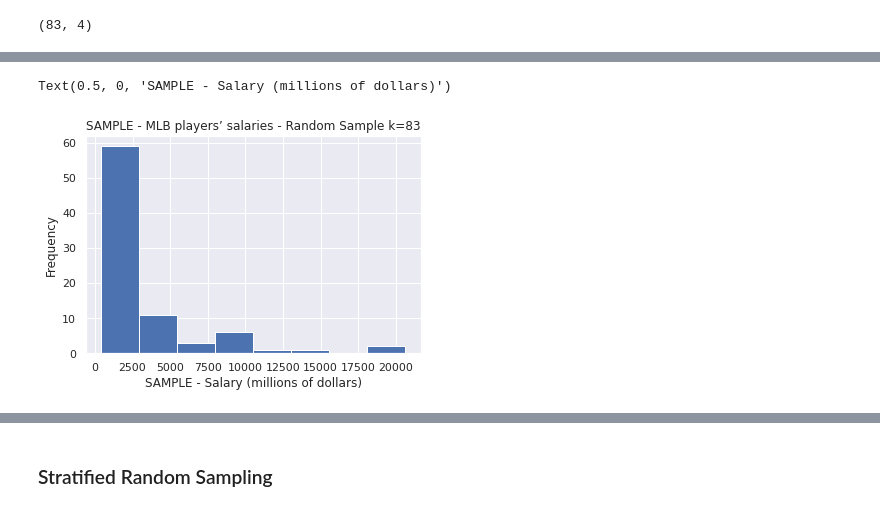
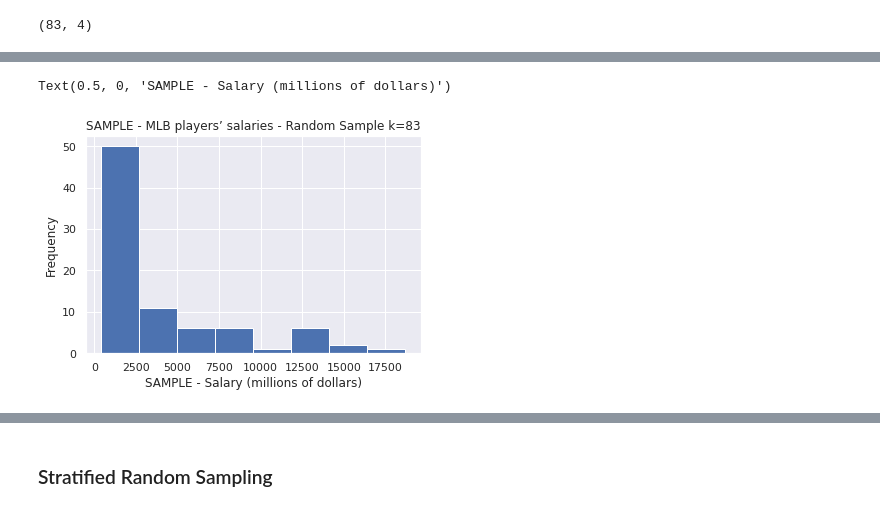
Before and after one commit to jesussantana/Sampling, a Jupyter notebook: notebooks/Sprint_6_Sampling.ipynb, the cells around one changed output, grey strips where cells are left out. Drawn from its saved outputs; the diff is of its cells as text; code cells hidden in the pictures.

```diff
--- a/notebooks/Sprint_6_Sampling.ipynb
+++ b/notebooks/Sprint_6_Sampling.ipynb
@@ -29,7 +49,7 @@ pd.set_option('display.max_columns', None)
 path = '../data/'
 file = 'raw/MLB.txt'
 
-df_raw= pd.read_csv(path+file, sep='\t', engine='python')
+df_raw= pd.read_table(path+file)
 
 df = df_raw.copy()
 
@@ -87,5 +113,5 @@ Index(['player', 'team', 'position', 'salary'], dtype='object')
 # %% [markdown]
 ### Simple Random Sample
 # %%
-df_Sample= df.sample(frac=0.1, replace=True, random_state=1)
+simple_random_sample= df.sample(frac=0.1, replace=True, random_state=6858).sort_values(by='salary', ascending=False)
 # %%
@@ -117,13 +167,13 @@ df_Sample[df_Sample['salary'] == df_Sample['salary'].min()].head()
 # %%
-k = int(np.ceil(1+np.log2(len(df_Sample))))  # Sturges Rule
+k = int(np.ceil(1+np.log2(len(simple_random_sample))))  # Sturges Rule
 
-plt.hist(df_Sample['salary'], bins= k)
-plt.title(f"SAMPLE - MLB players’ salaries - Random Sample k={len(df_Sample)}")
+plt.hist(simple_random_sample['salary'], bins= k)
+plt.title(f"SAMPLE - MLB players’ salaries - Random Sample k={len(simple_random_sample)}")
 plt.ylabel('Frequency')
 plt.xlabel('SAMPLE - Salary (millions of dollars)')
 # %% [output]
 Text(0.5, 0, 'SAMPLE - Salary (millions of dollars)')
-[figure, old version]
+[figure, new version]
 # %%
 #fig = plt.figure(figsize=(14,4))
 
```
Also changed, not shown: parts of 49 cells of this notebook, 1 other file.
